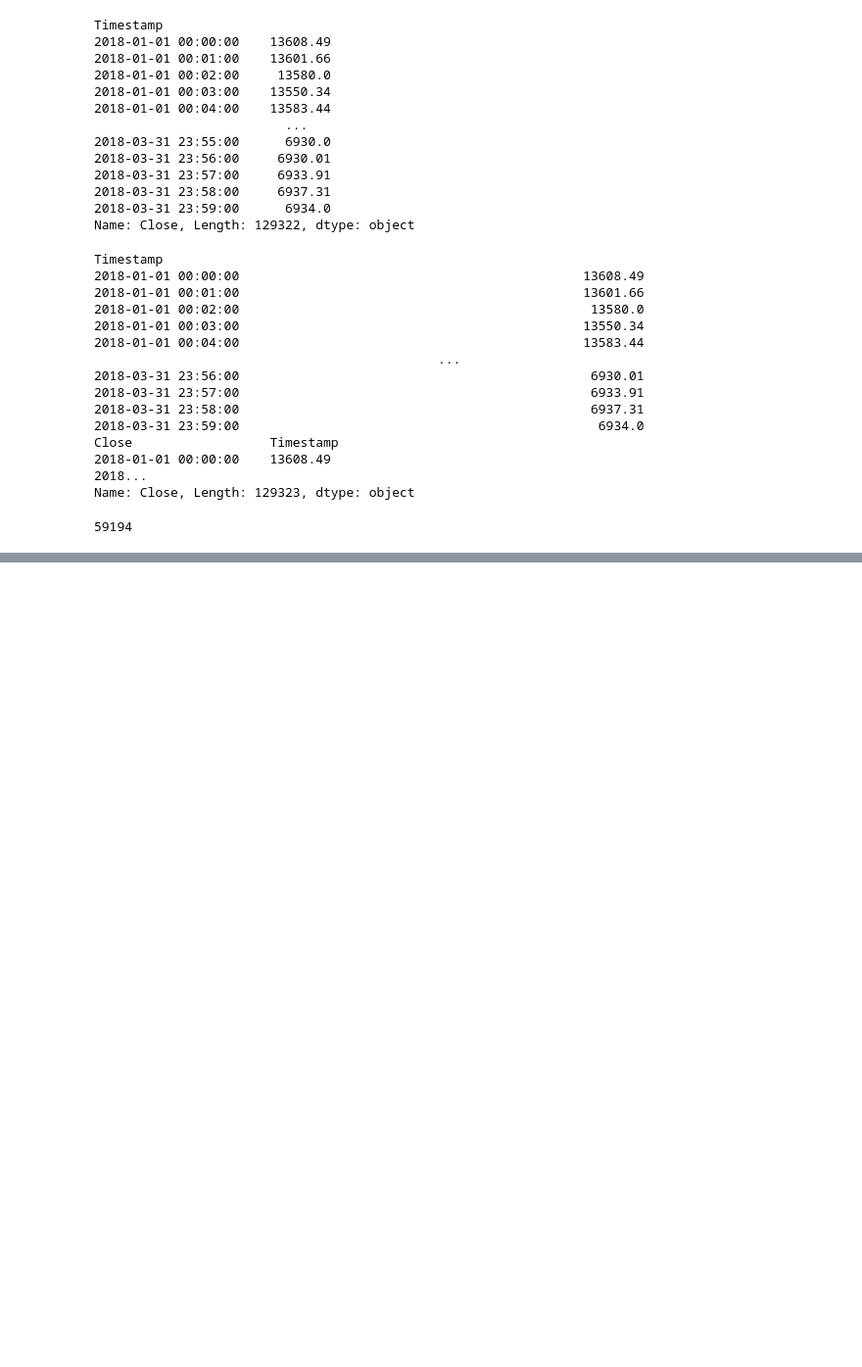
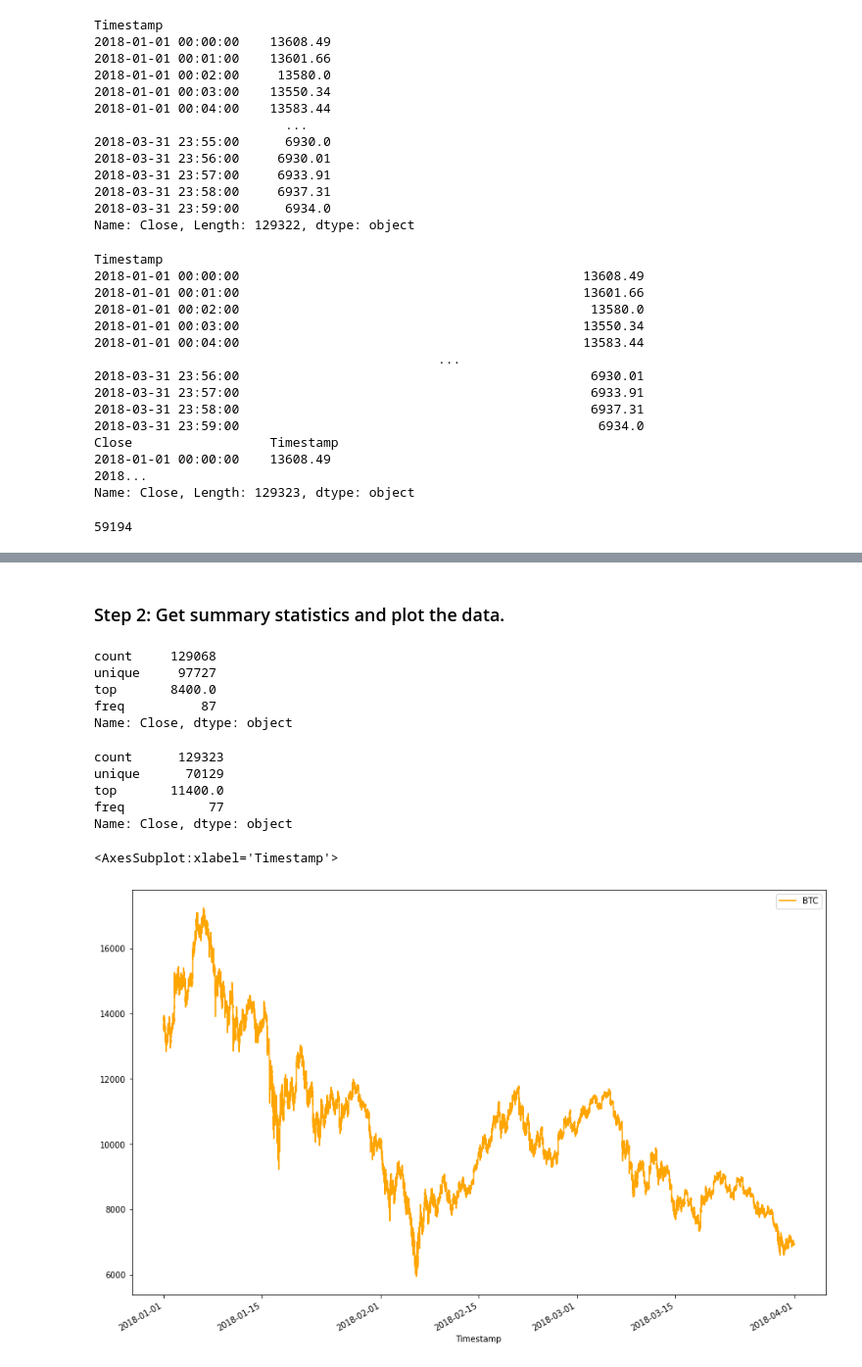
Before and after one commit to MajidKouki/c3-crypto-arbitrage, a Jupyter notebook: crypto_arbitrage.ipynb, the cells around one changed output, grey strips where cells are left out. Shown at 98% size. Saved outputs shown, nothing was run; the diff lists cells and outputs as text; code cells hidden in the pictures; blank space fills up the shorter version.

```diff
--- a/crypto_arbitrage.ipynb
+++ b/crypto_arbitrage.ipynb
@@ -566,0 +216,26 @@ cumulative_profit_early = # YOUR CODE HERE
+# %% [markdown]
+### Step 2: Get summary statistics and plot the data.
+# %%
+# Generate summary statistics for bitstamp
+bitstamp.describe()
+# %% [output]
+count     129068
+unique     97727
+top       8400.0
+freq          87
+Name: Close, dtype: object
+# %%
+# Generate summary statistics for coinbase
+coinbase.describe()
+# %% [output]
+count      129323
+unique      70129
+top       11400.0
+freq           77
+Name: Close, dtype: object
+# %%
+# Created line plot for bitstamp data
+bitstamp["Close"].plot(legend=True, figsize=(15, 10), color="orange", label="BTC")
+# %% [output]
+<AxesSubplot:xlabel='Timestamp'>
+[figure, added]
```
Also changed, not shown: parts of 98 cells of this notebook.
